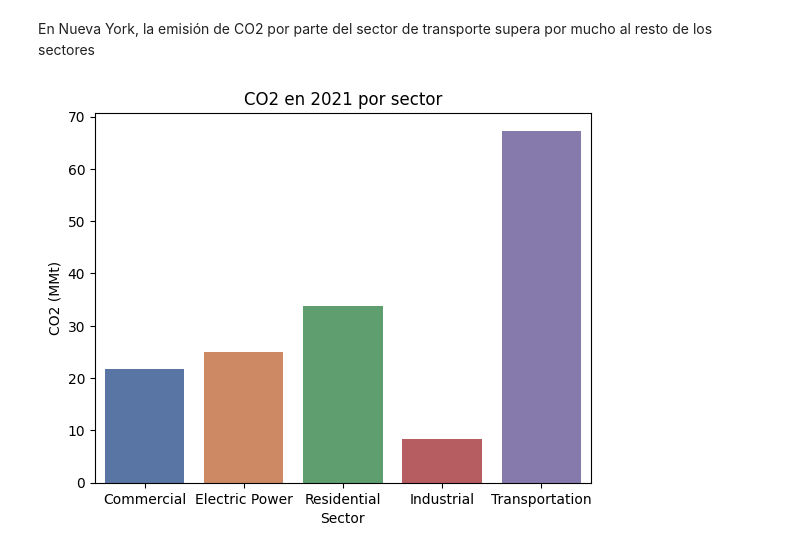
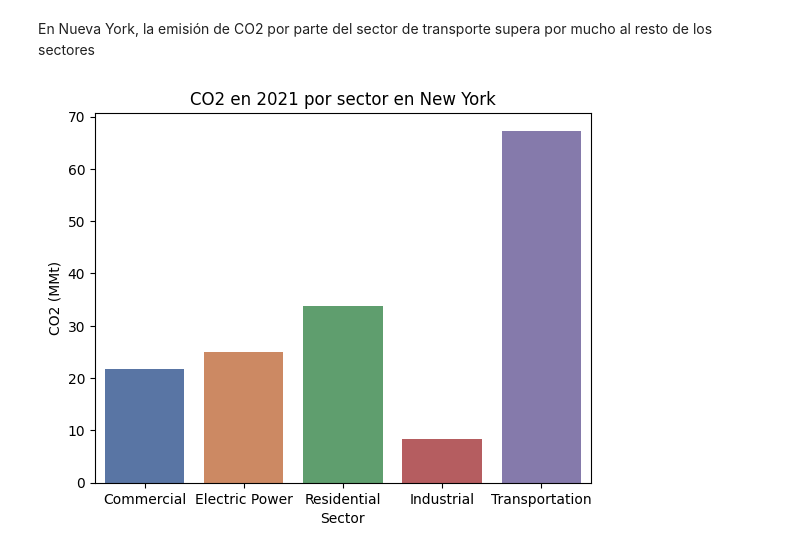
Before and after one commit to ing-jhparra/nyc-taxis, a Jupyter notebook: EDA/EDA-CO2.ipynb, the cells around one changed output. Cells and saved outputs as stored; diff of their text form; code cells hidden in the pictures.

```diff
--- a/EDA/EDA-CO2.ipynb
+++ b/EDA/EDA-CO2.ipynb
@@ -170,12 +202,12 @@ En Nueva York, la emisión de CO2 por parte del sector de transporte supera por
 # %%
 a = co2021[(co2021["State"] == "New York")]
 a = a[["Commercial","Electric Power", "Residential", "Industrial", "Transportation"]]
 
 plt.figure()
 sns.barplot(x=a.columns.tolist(), y=a.values.tolist()[0], palette="deep")
-plt.title("CO2 en 2021 por sector")
+plt.title("CO2 en 2021 por sector en New York")
 plt.xlabel("Sector")
 plt.ylabel("CO2 (MMt)")
 plt.show()
 # %% [output]
-[figure, old version]
+[figure, new version]
```
Also changed, not shown: parts of 2 cells of this notebook, 1 other file.
